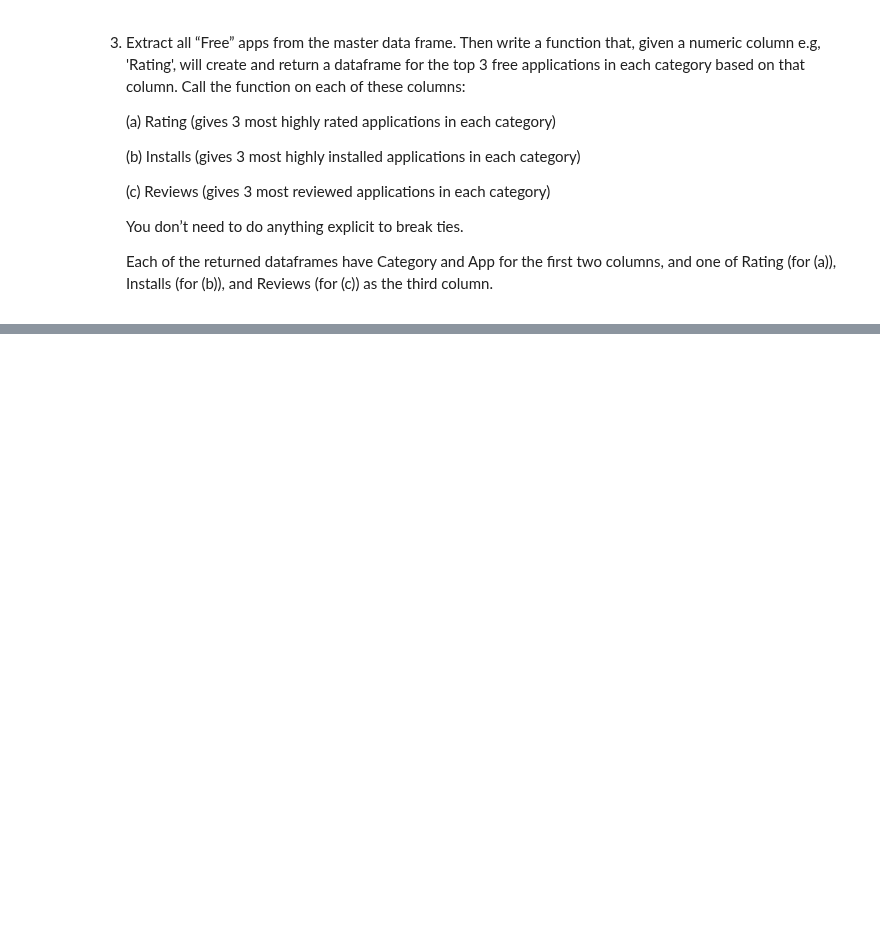
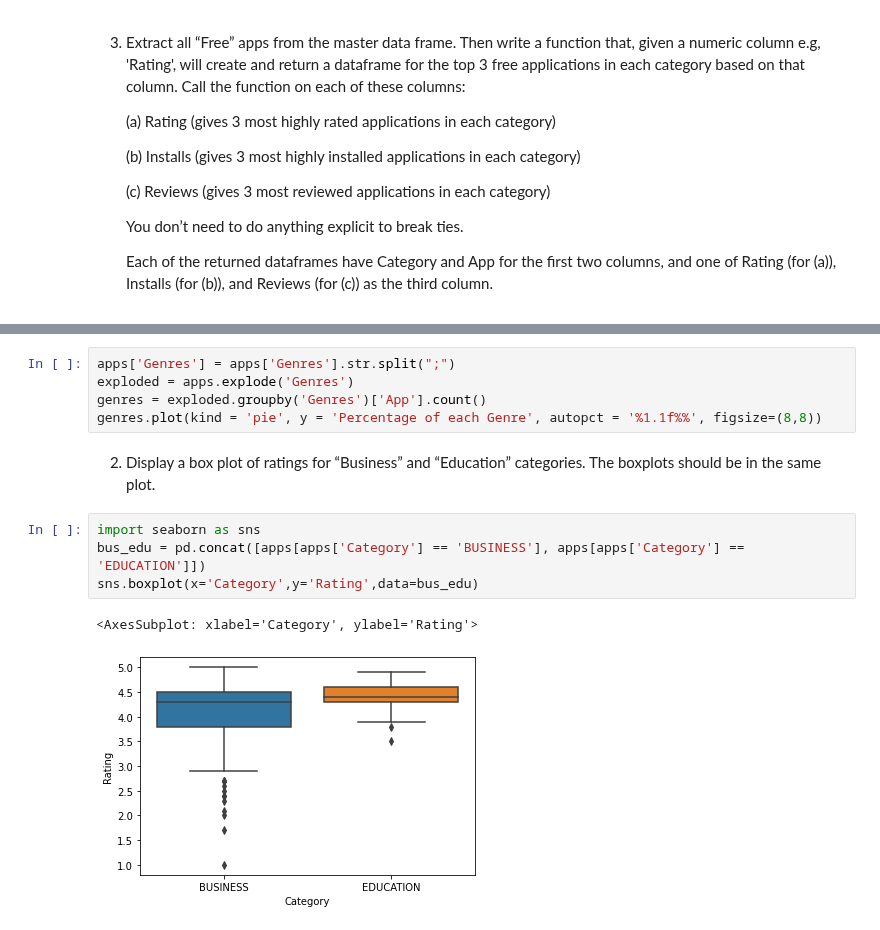
Before and after one commit to benwang2/obsidian-f22, a Jupyter notebook: Rutgers/2022 Fall/210/Assignments/Homework 3/src/google_apps.ipynb, the cells around one changed output, grey strips where cells are left out. Drawn from its saved outputs; the diff is of its cells as text; blank space fills up the shorter version.

```diff
--- a/Rutgers/2022 Fall/210/Assignments/Homework 3/src/google_apps.ipynb
+++ b/Rutgers/2022 Fall/210/Assignments/Homework 3/src/google_apps.ipynb
@@ -182,0 +254,14 @@ NameError: name 'apps' is not defined
+# %%
+apps['Genres'] = apps['Genres'].str.split(";")
+exploded = apps.explode('Genres')
+genres = exploded.groupby('Genres')['App'].count()
+genres.plot(kind = 'pie', y = 'Percentage of each Genre', autopct = '%1.1f%%', figsize=(8,8))
+# %% [markdown]
+2. Display a box plot of ratings for “Business” and “Education” categories. The boxplots should be in the same plot.
+# %%
+import seaborn as sns
+bus_edu = pd.concat([apps[apps['Category'] == 'BUSINESS'], apps[apps['Category'] == 'EDUCATION']])
+sns.boxplot(x='Category',y='Rating',data=bus_edu)
+# %% [output]
+<AxesSubplot: xlabel='Category', ylabel='Rating'>
+[figure, added]
```
Also changed, not shown: parts of 6 cells of this notebook, 1 other file.
